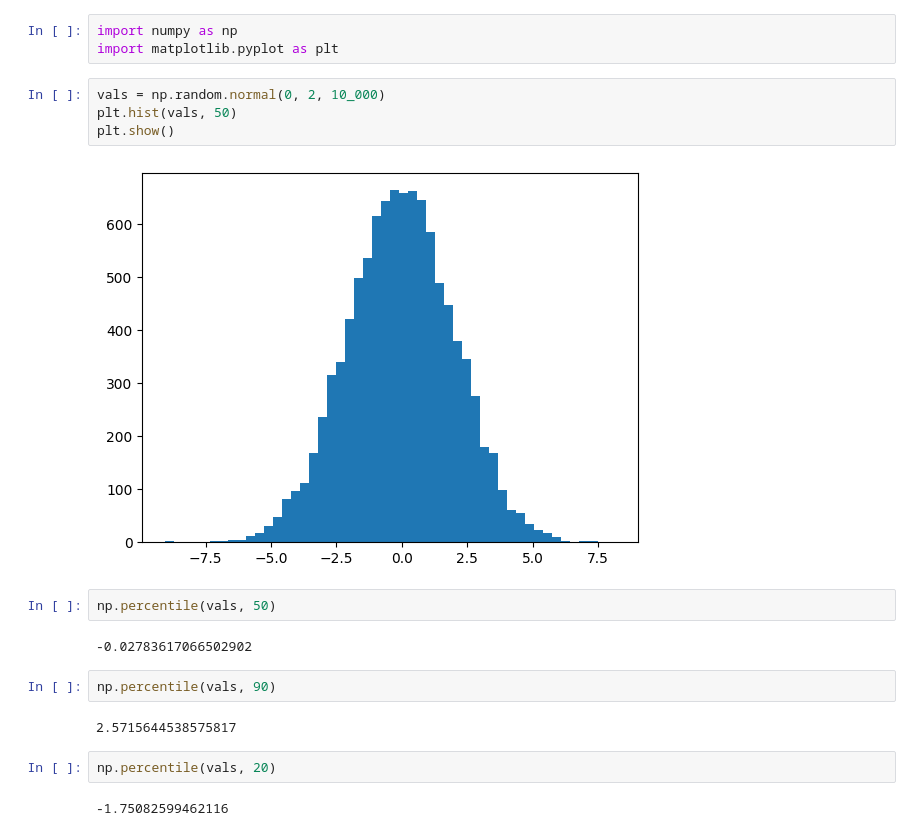
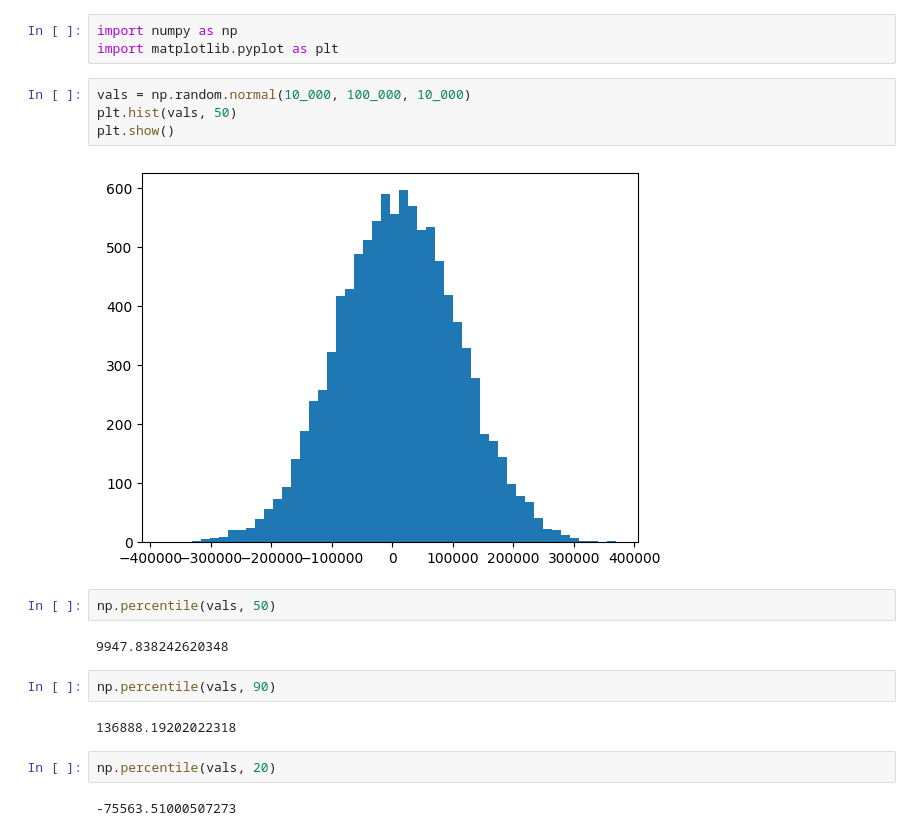
Before and after one commit to AidanFarhi/MachineLearning, a Jupyter notebook: Percentiles.ipynb, the cells around one changed output. Cells and saved outputs as stored; diff of their text form.

```diff
--- a/Percentiles.ipynb
+++ b/Percentiles.ipynb
@@ -2,20 +2,20 @@
 import numpy as np
 import matplotlib.pyplot as plt
 # %%
-vals = np.random.normal(0, 2, 10_000)
+vals = np.random.normal(10_000, 100_000, 10_000)
 plt.hist(vals, 50)
 plt.show()
 # %% [output]
-[figure, old version]
+[figure, new version]
 # %%
 np.percentile(vals, 50)
 # %% [output]
--0.02783617066502902
+9947.838242620348
 # %%
 np.percentile(vals, 90)
 # %% [output]
-2.5715644538575817
+136888.19202022318
 # %%
 np.percentile(vals, 20)
 # %% [output]
--1.75082599462116
+-75563.51000507273
```
Also changed, not shown: 3 other files.
